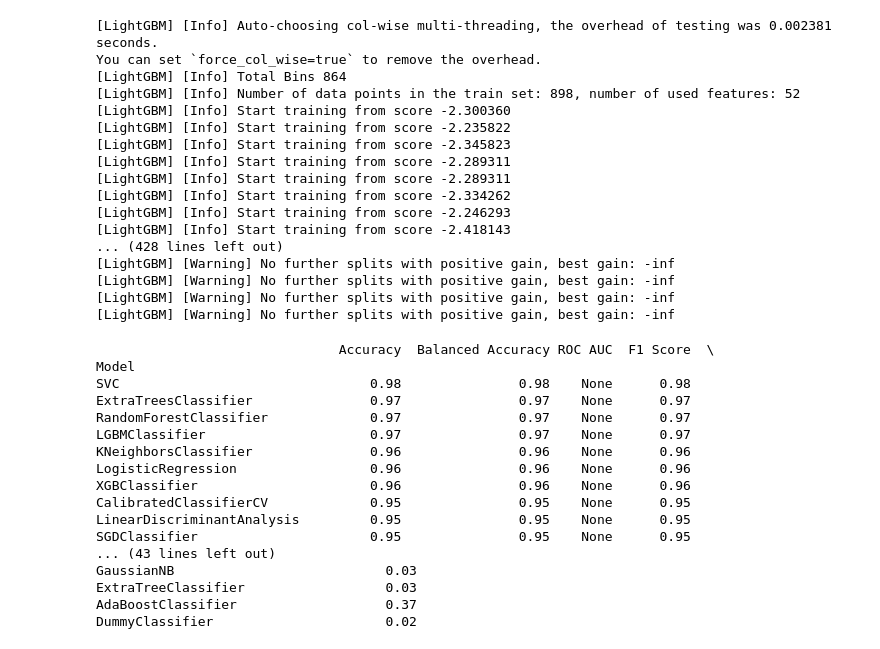
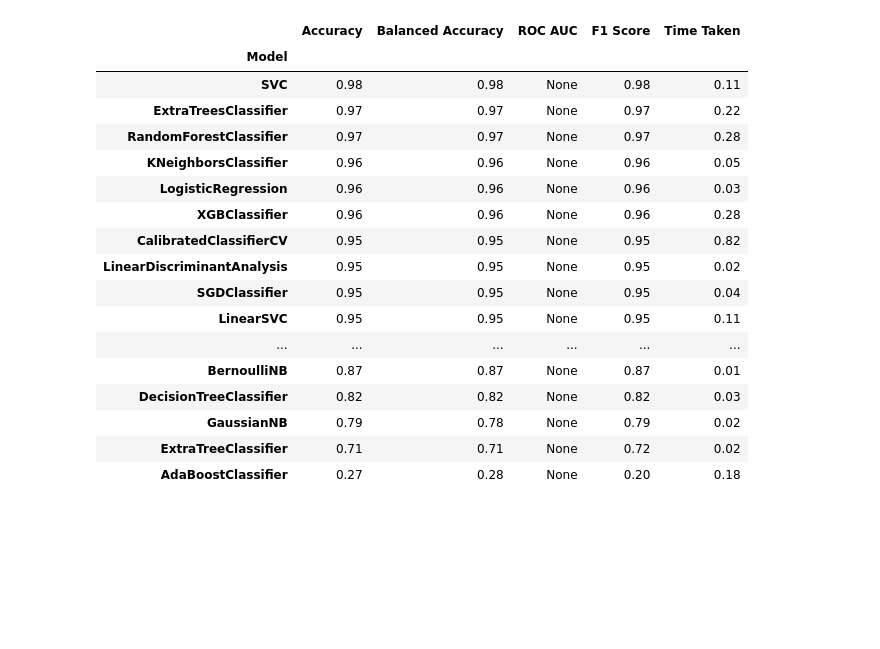
Before and after one commit to APMonitor/pds, a Jupyter notebook: ClassificationOverview.ipynb, the cells around one changed output. Drawn from its saved outputs; the diff is of its cells as text; code cells hidden in the pictures; blank space fills up the shorter version.

```diff
--- a/ClassificationOverview.ipynb
+++ b/ClassificationOverview.ipynb
@@ -70,56 +71,47 @@ Requirement already satisfied: six>=1.5 in c:\users\johnh\anaconda3\lib\site-pac
 Note: you may need to restart the kernel to use updated packages.
 # %%
-from lazypredict.Supervised import LazyClassifier
+from lazypredict.Supervised import LazyClassifier, CLASSIFIERS
 from sklearn.datasets import load_digits
 from sklearn.model_selection import train_test_split
 
 data = load_digits()
 X = data.data
 y = data.target
 
 X_train, X_test, y_train, y_test = train_test_split(X, y,
                                     test_size=.5,random_state=12)
 
-clf = LazyClassifier(verbose=0,ignore_warnings=True,custom_metric=None)
+# exclude classifiers
+clf_select = []
+exclude = ['LGBMClassifier', 'DummyClassifier']
+for x in CLASSIFIERS:
+    if not any(x[0] == ex for ex in exclude):
+        clf_select.append(x[1])
+
+clf = LazyClassifier(verbose=0,ignore_warnings=True,custom_metric=None,classifiers=clf_select)
 models,predictions = clf.fit(X_train, X_test, y_train, y_test)
 
-print(models)
 models.to_csv('models.csv')
+models
 # %% [output]
-[LightGBM] [Info] Auto-choosing col-wise multi-threading, the overhead of testing was 0.002381 seconds.
-You can set `force_col_wise=true` to remove the overhead.
-[LightGBM] [Info] Total Bins 864
-[LightGBM] [Info] Number of data points in the train set: 898, number of used features: 52
-[LightGBM] [Info] Start training from score -2.300360
-[LightGBM] [Info] Start training from score -2.235822
-[LightGBM] [Info] Start training from score -2.345823
-[LightGBM] [Info] Start training from score -2.289311
-[LightGBM] [Info] Start training from score -2.289311
-[LightGBM] [Info] Start training from score -2.334262
-[LightGBM] [Info] Start training from score -2.246293
-[LightGBM] [Info] Start training from score -2.418143
-... (428 lines left out)
-[LightGBM] [Warning] No further splits with positive gain, best gain: -inf
-[LightGBM] [Warning] No further splits with positive gain, best gain: -inf
-[LightGBM] [Warning] No further splits with positive gain, best gain: -inf
-[LightGBM] [Warning] No further splits with positive gain, best gain: -inf
-                               Accuracy  Balanced Accuracy ROC AUC  F1 Score  \
-Model
-SVC                                0.98               0.98    None      0.98
-ExtraTreesClassifier               0.97               0.97    None      0.97
-RandomForestClassifier             0.97               0.97    None      0.97
-LGBMClassifier                     0.97               0.97    None      0.97
-KNeighborsClassifier               0.96               0.96    None      0.96
-LogisticRegression                 0.96               0.96    None      0.96
-XGBClassifier                      0.96               0.96    None      0.96
-CalibratedClassifierCV             0.95               0.95    None      0.95
-LinearDiscriminantAnalysis         0.95               0.95    None      0.95
-SGDClassifier                      0.95               0.95    None      0.95
-... (43 lines left out)
-GaussianNB                           0.03
-ExtraTreeClassifier                  0.03
-AdaBoostClassifier                   0.37
-DummyClassifier                      0.02
+|  | Accuracy | Balanced Accuracy | ROC AUC | F1 Score | Time Taken |
+| Model |  |  |  |  |  |
+| SVC | 0.98 | 0.98 | None | 0.98 | 0.11 |
+| ExtraTreesClassifier | 0.97 | 0.97 | None | 0.97 | 0.22 |
+| RandomForestClassifier | 0.97 | 0.97 | None | 0.97 | 0.28 |
+| KNeighborsClassifier | 0.96 | 0.96 | None | 0.96 | 0.05 |
+| LogisticRegression | 0.96 | 0.96 | None | 0.96 | 0.03 |
+| XGBClassifier | 0.96 | 0.96 | None | 0.96 | 0.28 |
+| CalibratedClassifierCV | 0.95 | 0.95 | None | 0.95 | 0.82 |
+| LinearDiscriminantAnalysis | 0.95 | 0.95 | None | 0.95 | 0.02 |
+| SGDClassifier | 0.95 | 0.95 | None | 0.95 | 0.04 |
+| LinearSVC | 0.95 | 0.95 | None | 0.95 | 0.11 |
+| ... | ... | ... | ... | ... | ... |
+| BernoulliNB | 0.87 | 0.87 | None | 0.87 | 0.01 |
+| DecisionTreeClassifier | 0.82 | 0.82 | None | 0.82 | 0.03 |
+| GaussianNB | 0.79 | 0.78 | None | 0.79 | 0.02 |
+| ExtraTreeClassifier | 0.71 | 0.71 | None | 0.72 | 0.02 |
+| AdaBoostClassifier | 0.27 | 0.28 | None | 0.20 | 0.18 |
 # %%
 from sklearn import datasets, metrics
 from sklearn.model_selection import train_test_split
```
Also changed, not shown: parts of 5 cells of this notebook, 1 other file.
